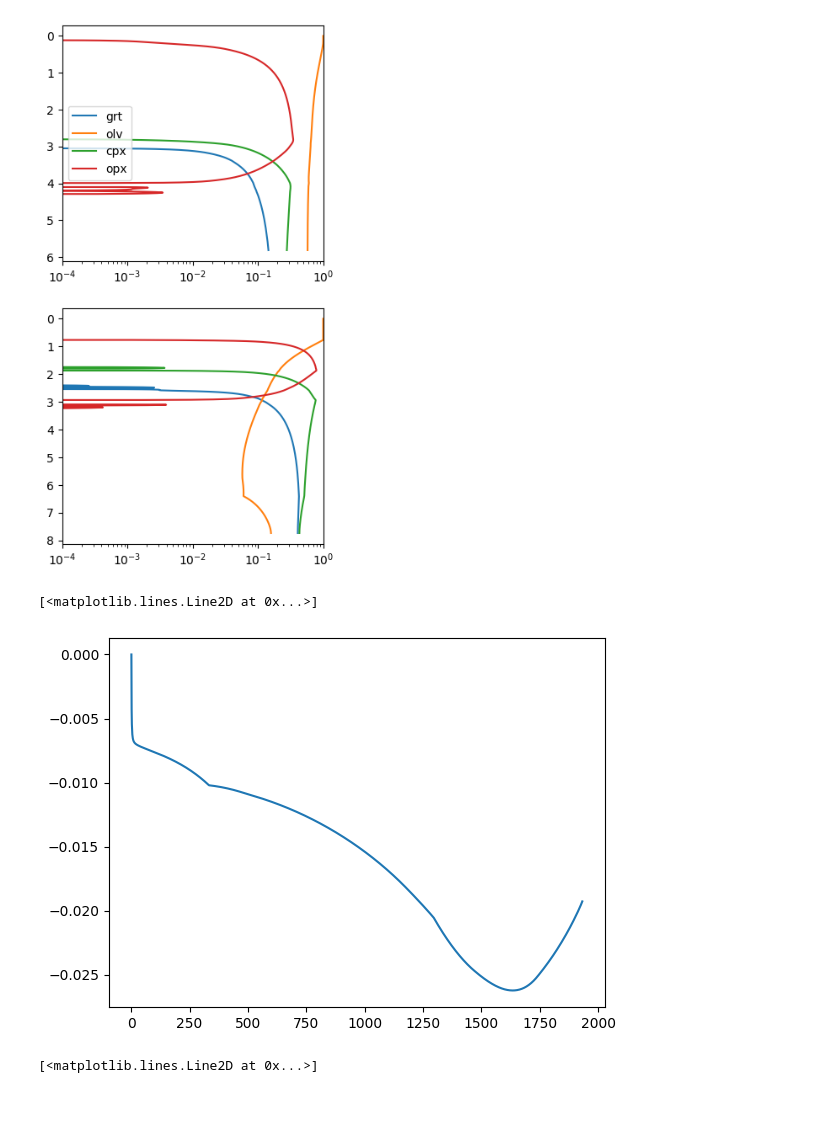
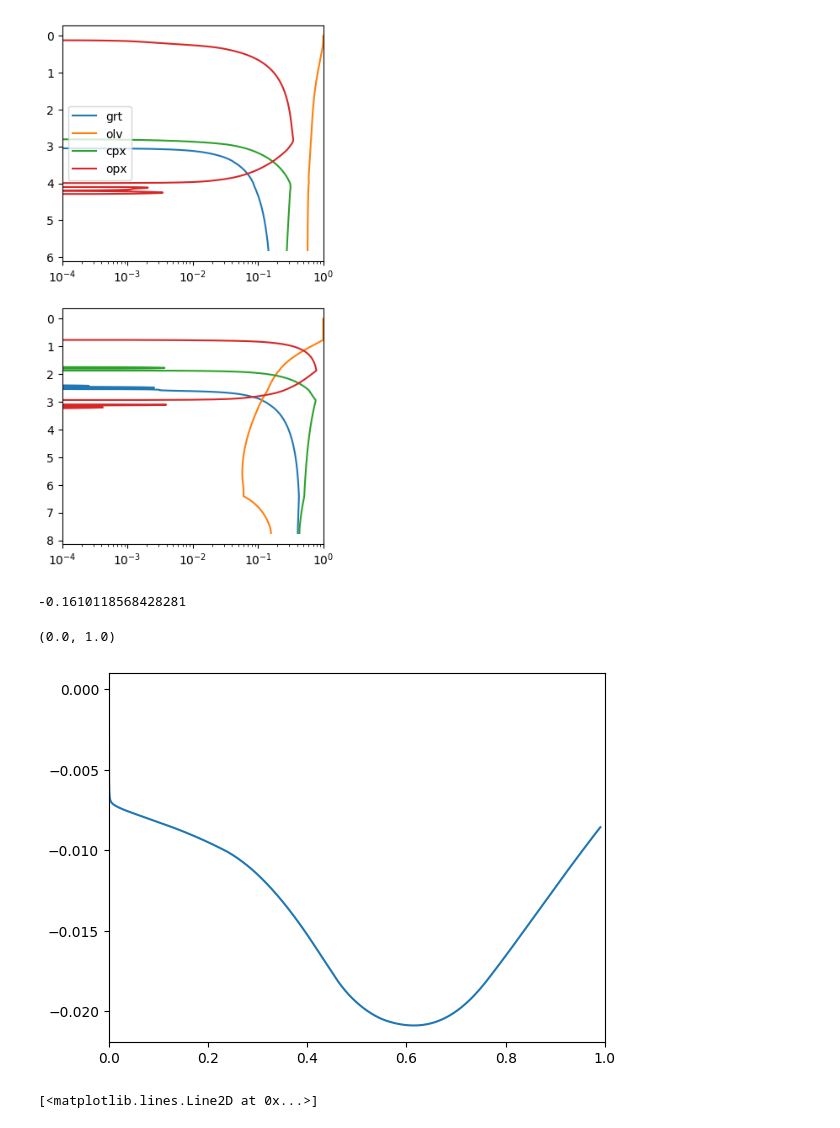
Before and after one commit to simonwmatthews/pyMelt, a Jupyter notebook: dev/stableisotopeengine.ipynb, the cells around one changed output. Saved outputs shown, nothing was run; the diff lists cells and outputs as text; code cells hidden in the pictures.

```diff
--- a/dev/stableisotopeengine.ipynb
+++ b/dev/stableisotopeengine.ipynb
@@ -31,7 +34,7 @@ px = m.lithologies.matthews.kg1()
 # %%
 mantle = m.mantle([lz, px], [0.9, 0.1], ['lz', 'px'])
 # %%
-column = mantle.adiabaticMelt(1600.0, dP=-0.004)
+column = mantle.adiabaticMelt(1580.0, dP=-0.004)
 # %%
 fig, ax = column.plot()
 
@@ -40,0 +44,17 @@ plt.show()
+# %%
+T = np.linspace(500, 1800, 100)
+P = 0.0
+F = np.zeros(np.shape(T))
+
+for i in range(len(F)):
+    F[i] = px.F(P, T[i])
+
+f, a = plt.subplots()
+
+a.plot(T, F)
+a.scatter(px.TLiquidus(P), 1.0)
+a.scatter(px._TLherzLiquidus(P), 1.0)
+
+
+
+plt.show()
@@ -521,6 +552,11 @@ plt.show()
 column.calculateStableIsotopes('MgO', fractionationFactors, 'd26Mg',
                                bulk=0.0,
                                fractionalExtraction=True, parameter='delta', )
+# %%
+np.trapz(np.array(column.composition['px'].liq_MgO * column.composition['px'].liq_d26Mg)[2:],
+         np.array(column.composition['px'].F)[2:])
+# %% [output]
+-0.1610118568428281
 # %%
 results = []
 for i in range(len(column.composition['px']-1)):
@@ -532,10 +568,13 @@ for i in range(len(column.composition['px']-1)):
 # %%
 f, a = plt.subplots()
 
-a.plot(range(len(results)), results)
+# a.plot(range(len(results)), results)
+a.plot(column.composition['px'].F, results)
+
+a.set_xlim(0, 1)
 # %% [output]
-[<matplotlib.lines.Line2D at 0x...>]
+(0.0, 1.0)
-[figure, old version]
+[figure, new version]
 # %%
 column.calculateStableIsotopes('MgO', fractionationFactors, 'd26Mg',
                                bulk=0.0,
```
Also changed, not shown: parts of 11 cells of this notebook, 1 other file.
